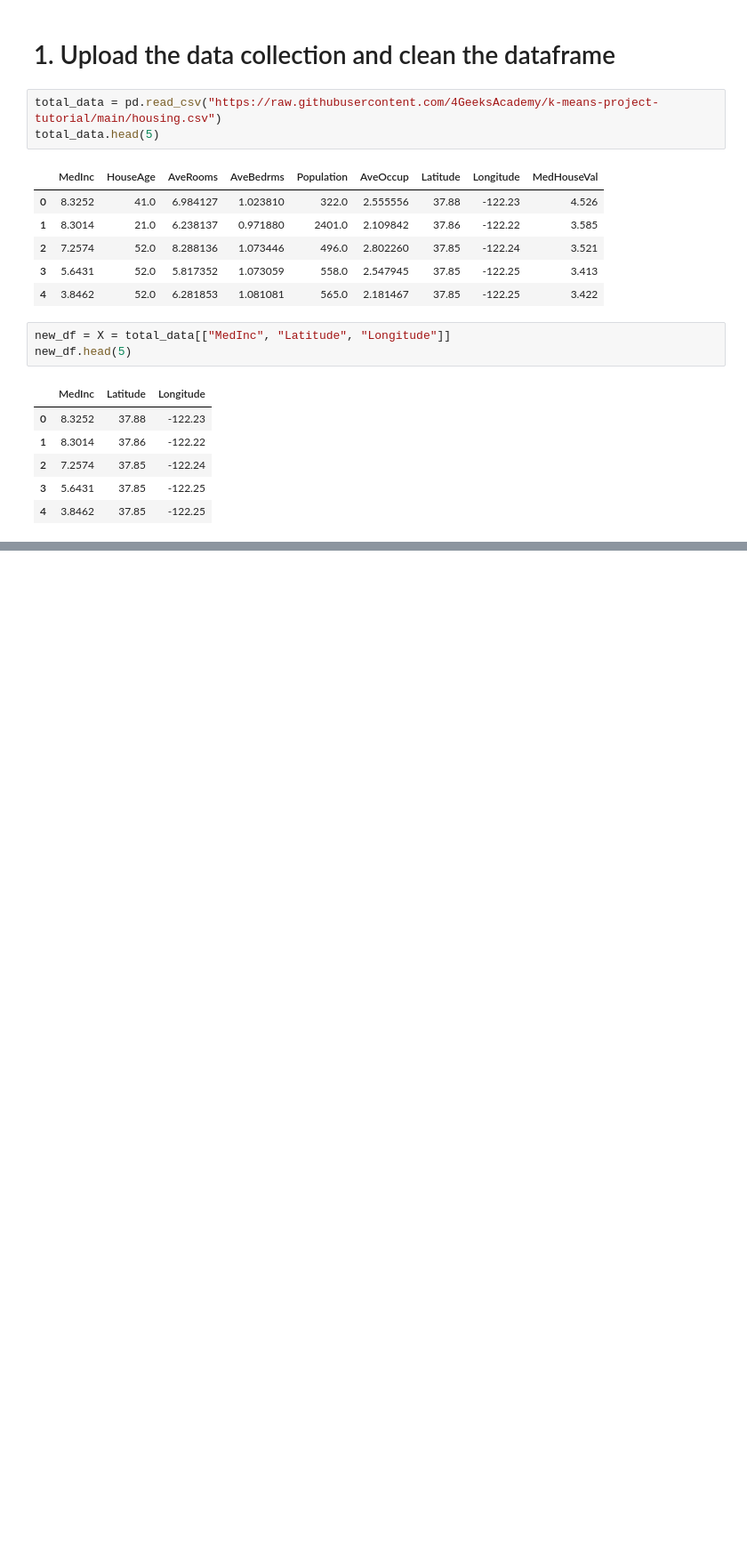
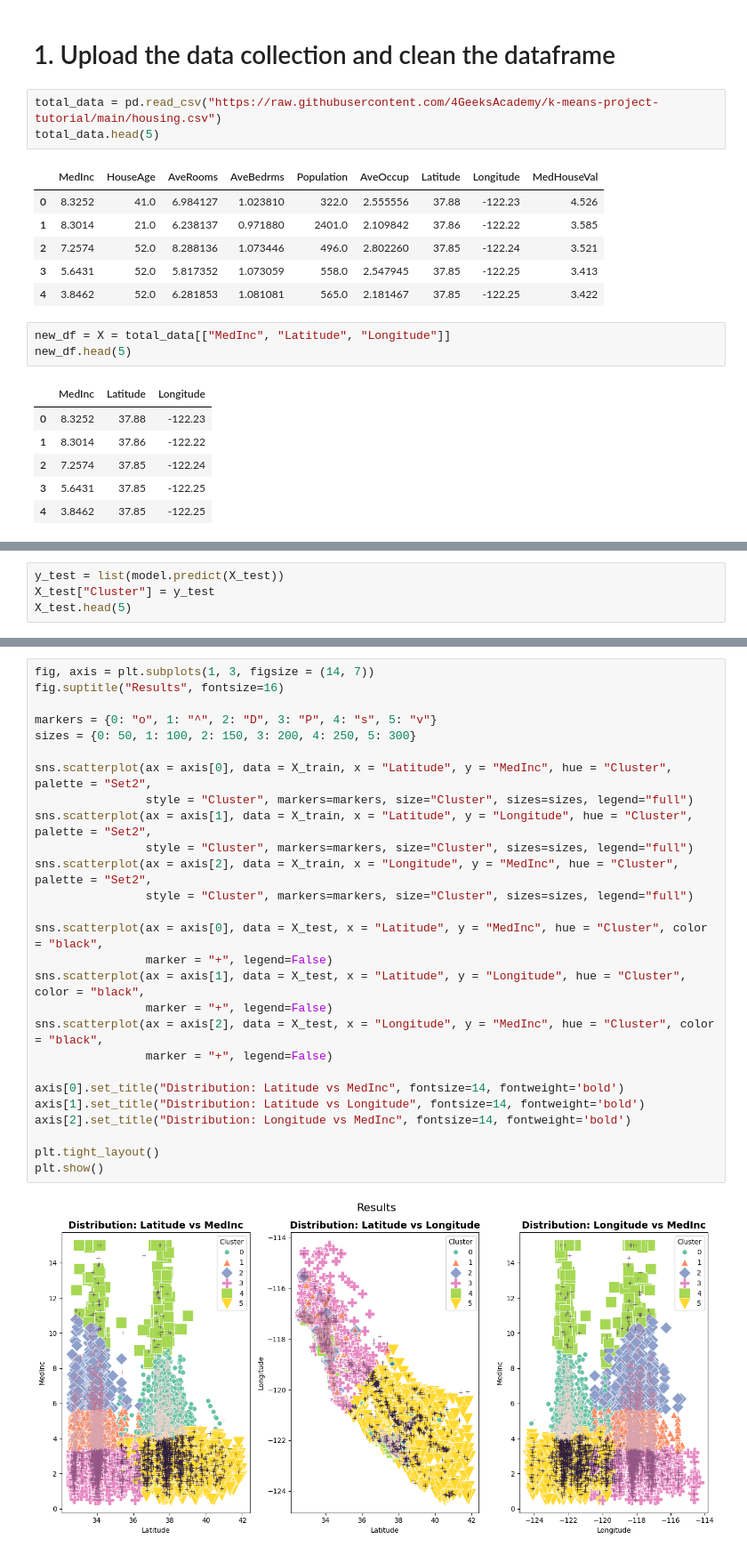
Before and after one commit to NatTajuelo/K-Means, a Jupyter notebook: src/explore.ipynb, the cells around one changed output, grey strips where cells are left out. Shown at 89% size. Drawn from its saved outputs; the diff is of its cells as text; blank space fills up the shorter version.

```diff
--- a/src/explore.ipynb
+++ b/src/explore.ipynb
@@ -44,0 +90,4 @@ X_train.head(5)
+# %%
+y_test = list(model.predict(X_test))
+X_test["Cluster"] = y_test
+X_test.head(5)
@@ -44,0 +101,29 @@ X_train.head(5)
+# %%
+fig, axis = plt.subplots(1, 3, figsize = (14, 7))
+fig.suptitle("Results", fontsize=16)
+
+markers = {0: "o", 1: "^", 2: "D", 3: "P", 4: "s", 5: "v"}
+sizes = {0: 50, 1: 100, 2: 150, 3: 200, 4: 250, 5: 300}
+
+sns.scatterplot(ax = axis[0], data = X_train, x = "Latitude", y = "MedInc", hue = "Cluster", palette = "Set2",
+                style = "Cluster", markers=markers, size="Cluster", sizes=sizes, legend="full")
+sns.scatterplot(ax = axis[1], data = X_train, x = "Latitude", y = "Longitude", hue = "Cluster", palette = "Set2",
+                style = "Cluster", markers=markers, size="Cluster", sizes=sizes, legend="full")
+sns.scatterplot(ax = axis[2], data = X_train, x = "Longitude", y = "MedInc", hue = "Cluster", palette = "Set2",
+                style = "Cluster", markers=markers, size="Cluster", sizes=sizes, legend="full")
+
+sns.scatterplot(ax = axis[0], data = X_test, x = "Latitude", y = "MedInc", hue = "Cluster", color = "black",
+                marker = "+", legend=False)
+sns.scatterplot(ax = axis[1], data = X_test, x = "Latitude", y = "Longitude", hue = "Cluster", color = "black",
+                marker = "+", legend=False)
+sns.scatterplot(ax = axis[2], data = X_test, x = "Longitude", y = "MedInc", hue = "Cluster", color = "black",
+                marker = "+", legend=False)
+
+axis[0].set_title("Distribution: Latitude vs MedInc", fontsize=14, fontweight='bold')
+axis[1].set_title("Distribution: Latitude vs Longitude", fontsize=14, fontweight='bold')
+axis[2].set_title("Distribution: Longitude vs MedInc", fontsize=14, fontweight='bold')
+
+plt.tight_layout()
+plt.show()
+# %% [output]
+[figure, added]
```
Also changed, not shown: parts of 19 cells of this notebook, 2 other files.
